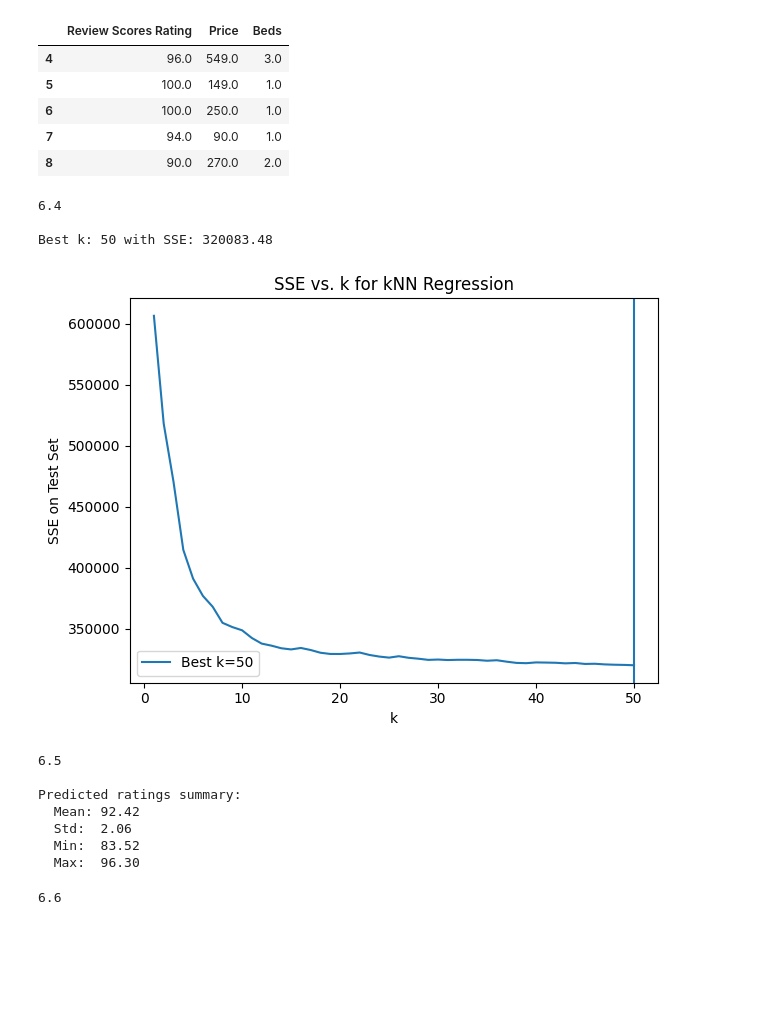
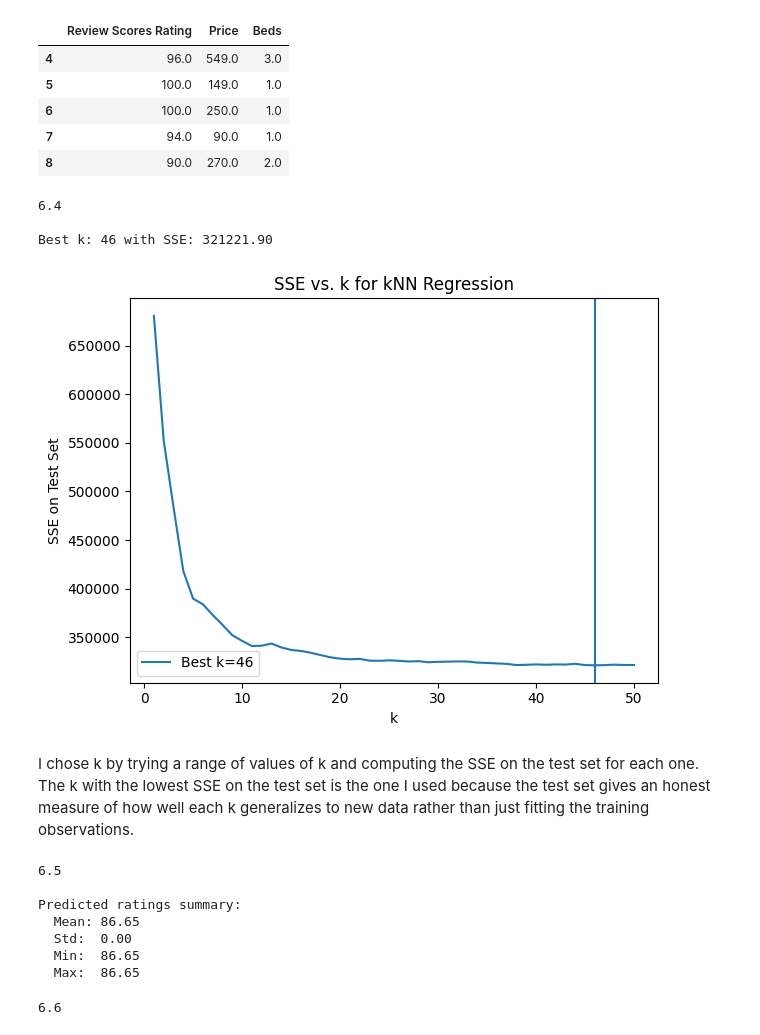
Before and after one commit to qnq9yy/undergrad_ml_assignments, a Jupyter notebook: 02_assignment_knn.ipynb, the cells around one changed output. Drawn from its saved outputs; the diff is of its cells as text; code cells hidden in the pictures; blank space fills up the shorter version.

```diff
--- a/02_assignment_knn.ipynb
+++ b/02_assignment_knn.ipynb
@@ -71,0 +229,4 @@ The target variable `y` is `price` and the features are `year` and `mileage`.
+# %%
+print('3.2')
+for col in ['year', 'mileage']:
+    df[col] = (df[col] - df[col].min()) / (df[col].max() - df[col].min())
@@ -71,0 +235,6 @@ The target variable `y` is `price` and the features are `year` and `mileage`.
+# %%
+print('3.3')
+X = df[['year', 'mileage']].values
+y = df['price'].values
+
+X_train, X_test, y_train, y_test = train_test_split(X, y, test_size=0.2, random_state=42)
@@ -71,0 +243,29 @@ The target variable `y` is `price` and the features are `year` and `mileage`.
+# %%
+print('3.4')
+k_values = [3, 10, 25, 50, 100, 300]
+mse_results = {}
+
+fig, axes = plt.subplots(2, 3, figsize=(15, 10))
+axes = axes.flatten()
+
+for i, k in enumerate(k_values):
+    knn = KNeighborsRegressor(n_neighbors=k)
+    knn.fit(X_train, y_train)
+    y_pred = knn.predict(X_test)
+    mse = mean_squared_error(y_test, y_pred)
+    mse_results[k] = mse
+
+    axes[i].scatter(y_test, y_pred, alpha=0.3, s=10)
+    axes[i].plot([y_test.min(), y_test.max()], [y_test.min(), y_test.max()],
+                 'r--', linewidth=1)
+    axes[i].set_title(f'k={k} | MSE={mse:,.0f}')
+    axes[i].set_xlabel('Actual Price')
+    axes[i].set_ylabel('Predicted Price')
+
+plt.suptitle('Predicted vs Actual Price for Different k', fontsize=14)
+plt.tight_layout()
+plt.show()
+
+print("\nMSE by k:")
+for k, mse in mse_results.items():
+    print(f"  k={k}: {mse:,.2f}")
@@ -121,44 +356,52 @@ df.head()
 | 8 | 90.0 | 270.0 | 2.0 |
 # %%
 print('6.4')
+
 X = df[['Price', 'Beds']].values
 y = df['Review Scores Rating'].values
 
 X_train, X_test, y_train, y_test = train_test_split(X, y, test_size=0.2, random_state=42)
+
+scaler = MinMaxScaler()
+X_train = scaler.fit_transform(X_train)
+X_test = scaler.transform(X_test)
 
 sse_results = {}
 k_values = range(1, 51)
 
 for k in k_values:
     knn = KNeighborsRegressor(n_neighbors=k)
     knn.fit(X_train, y_train)
     y_pred = knn.predict(X_test)
     sse = np.sum((y_test - y_pred) ** 2)
     sse_results[k] = sse
 
 best_k = min(sse_results, key=sse_results.get)
 print(f"\nBest k: {best_k} with SSE: {sse_results[best_k]:.2f}")
 
 plt.plot(list(sse_results.keys()), list(sse_results.values()))
 plt.axvline(x=best_k, label=f'Best k={best_k}')
 plt.xlabel('k')
 plt.ylabel('SSE on Test Set')
 plt.title('SSE vs. k for kNN Regression')
 plt.legend()
 plt.tight_layout()
 plt.show()
 # %% [output]
 6.4
 
-Best k: 50 with SSE: 320083.48
+Best k: 46 with SSE: 321221.90
-[figure, old version]
+[figure, new version]
+# %% [markdown]
+I chose k by trying a range of values of k and computing the SSE on the test set for each one. The k with the lowest SSE on the test set is the one I used because the test set gives an honest measure of how well each k generalizes to new data rather than just fitting the training observations.
 # %%
 print('6.5')
 knn_final = KNeighborsRegressor(n_neighbors=best_k)
 knn_final.fit(X, y)
 
 X_missing = missing_df[['Price', 'Beds']].dropna().values
-predicted_ratings = knn_final.predict(X_missing)
+X_missing_scaled = scaler.transform(X_missing) # Use the scaler from 6.4
+predicted_ratings = knn_final.predict(X_missing_scaled)
 
 print(f"\nPredicted ratings summary:")
 print(f"  Mean: {predicted_ratings.mean():.2f}")
@@ -169,10 +412,10 @@ print(f"  Max:  {predicted_ratings.max():.2f}")
 6.5
 
 Predicted ratings summary:
-  Mean: 92.42
-  Std:  2.06
-  Min:  83.52
-  Max:  96.30
+  Mean: 86.65
+  Std:  0.00
+  Min:  86.65
+  Max:  86.65
 # %%
 print('6.6')
 fig, ax = plt.subplots(figsize=(8, 5))
```
Also changed, not shown: parts of 17 cells of this notebook.
